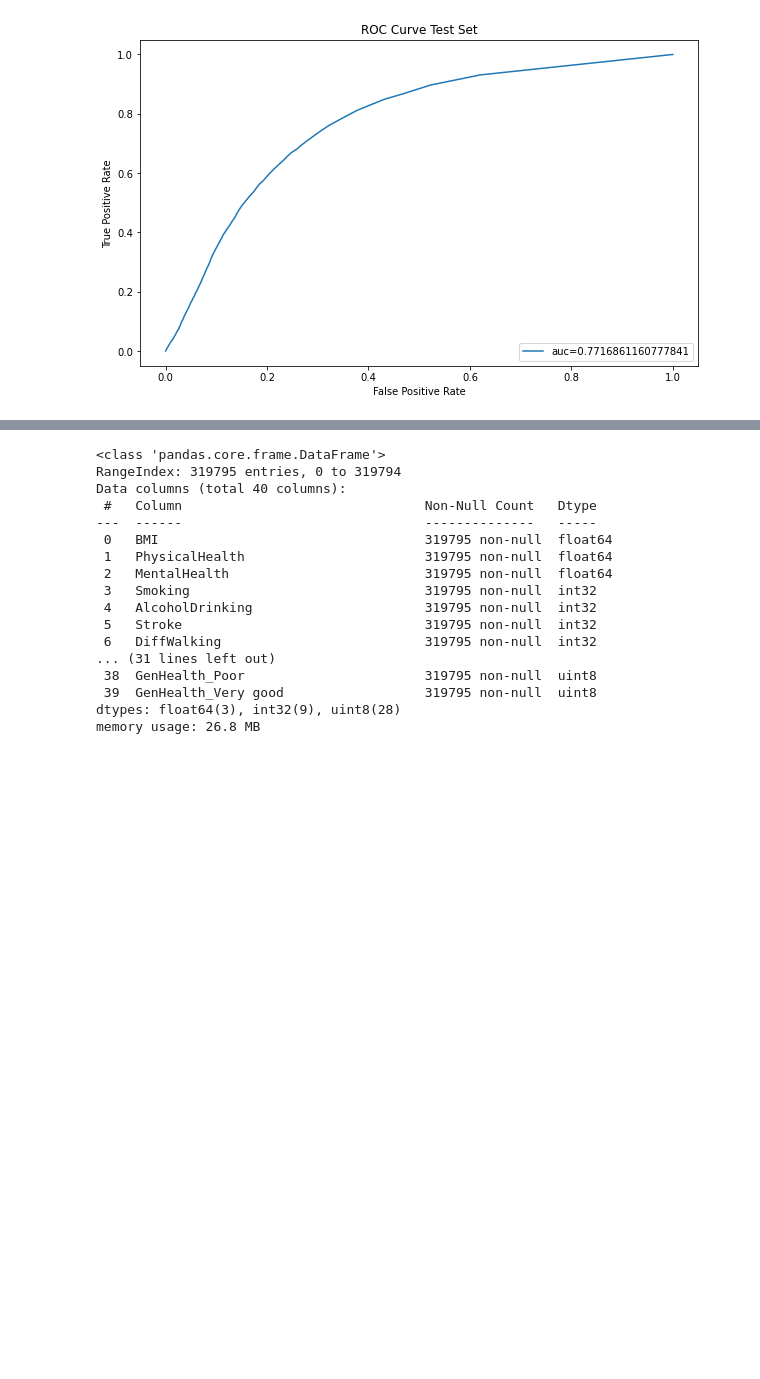
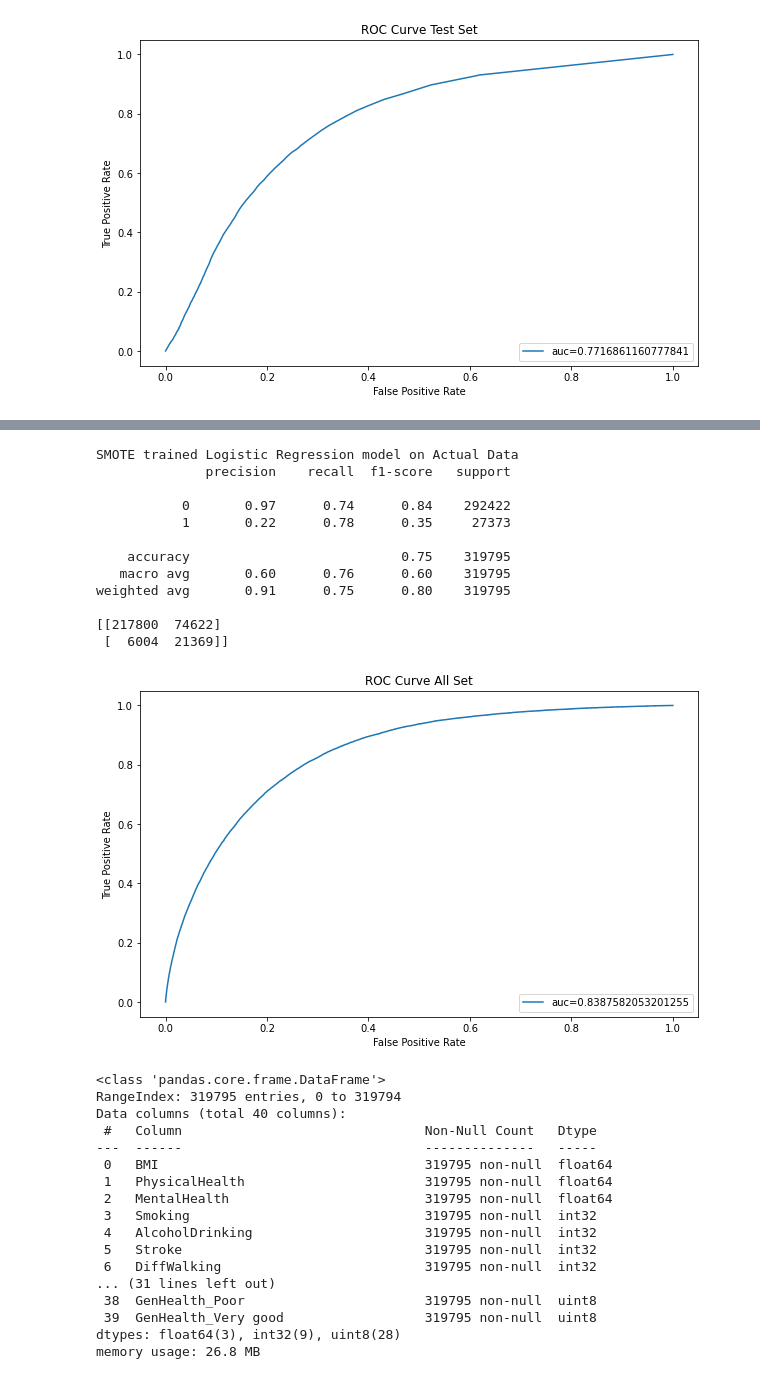
Before and after one commit to YarelyVargas/CapstoneProject_group3, a Jupyter notebook: Heart_Disease_Oversample_Final.ipynb, the cells around one changed output, grey strips where cells are left out. Drawn from its saved outputs; the diff is of its cells as text; code cells hidden in the pictures; blank space fills up the shorter version.

```diff
--- a/Heart_Disease_Oversample_Final.ipynb
+++ b/Heart_Disease_Oversample_Final.ipynb
@@ -466,7 +529,7 @@ def evaluateModel(model, X_resampled_smote, y_resampled_smote, X_test, y_test):
 # %%
 # Initialize the model
 lr = LogisticRegression()
-lr = evaluateModel(lr, X_resampled_smote, y_resampled_smote, X_test, y_test)
+lrsm = evaluateModel(lr, X_resampled_smote, y_resampled_smote, X_test, y_test)
 # %% [output]
 TRAINING SET
               precision    recall  f1-score   support
@@ -591,3 +693,41 @@ weighted avg       0.96      0.96      0.96    319795
+# %%
+#SMOTE BEST MODEL lOGISTIC REGRESSION
+# get features and target
+x_all = df_all.drop(["HeartDisease"], axis=1).values
+y_all = df_all["HeartDisease"].values
+
+test_preds = lrsm.predict(x_all)
+class_report_test = classification_report(y_all, test_preds)
+conf_matrix_test = confusion_matrix(y_all, test_preds)
+print('SMOTE trained Logistic Regression model on Actual Data')
+print(class_report_test)
+print(conf_matrix_test)
+
+y_pred_proba = lrsm.predict_proba(x_all)[::,1]
+fpr, tpr, _ = roc_curve(y_all,  y_pred_proba)
+auc = roc_auc_score(y_all, y_pred_proba)
+
+plt.figure(figsize=(10,6))
+plt.plot(fpr,tpr,label="auc="+str(auc))
+plt.xlabel("False Positive Rate")
+plt.ylabel("True Positive Rate")
+plt.title("ROC Curve All Set")
+plt.legend(loc=4)
+plt.show()
+# %% [output]
+SMOTE trained Logistic Regression model on Actual Data
+              precision    recall  f1-score   support
+
+           0       0.97      0.74      0.84    292422
+           1       0.22      0.78      0.35     27373
+
+    accuracy                           0.75    319795
+   macro avg       0.60      0.76      0.60    319795
+weighted avg       0.91      0.75      0.80    319795
+
+[[217800  74622]
+ [  6004  21369]]
+[figure, added]
 # %%
 import pickle
 # %%
```
Also changed, not shown: parts of 27 cells of this notebook, 7 other files.
